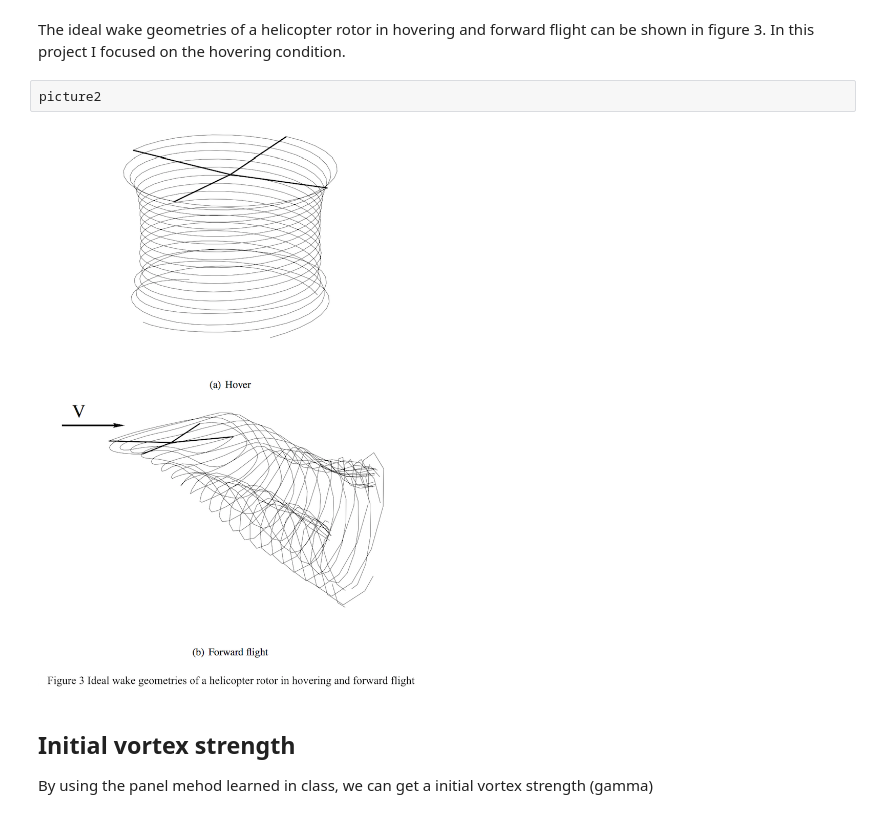
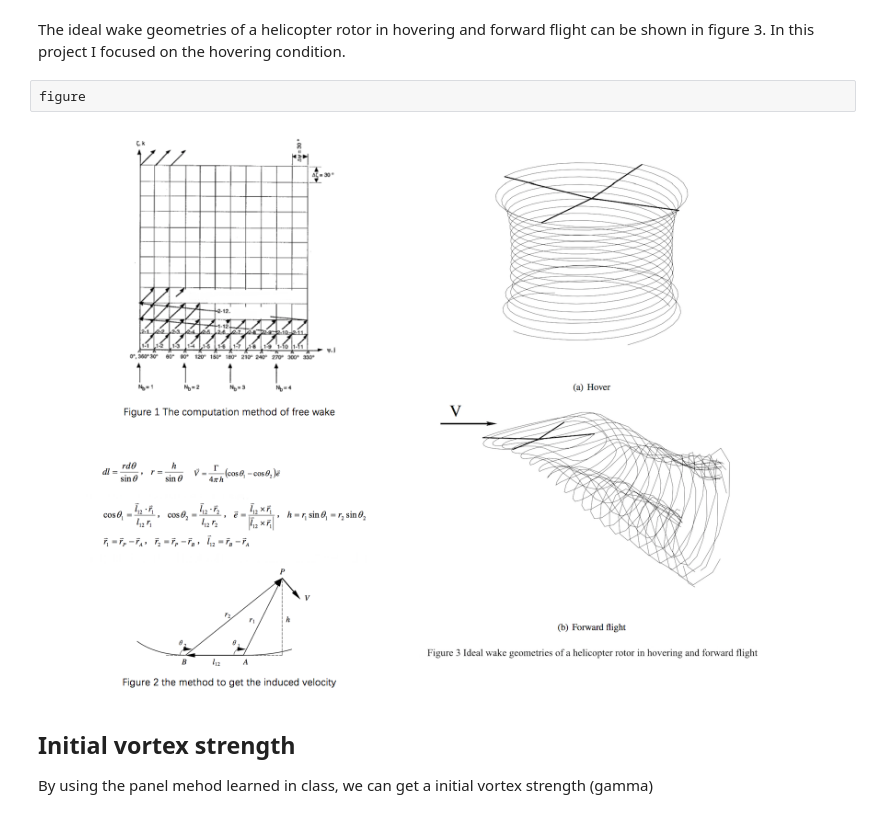
Before and after one commit to barbagroup/AeroPython-studentprojects2017, a Jupyter notebook: zewang/project.ipynb, the cells around one changed output. Cells and saved outputs as stored; diff of their text form.

```diff
--- a/zewang/project.ipynb
+++ b/zewang/project.ipynb
@@ -79,9 +79,9 @@ picture1
 # %% [markdown]
 The ideal wake geometries of a helicopter rotor in hovering and forward flight can be shown in figure 3. In this project I focused on the hovering condition.
-# %%
-picture2
-# %% [output]
-[figure, removed]
+# %%
+figure
+# %% [output]
+[figure, added]
 # %% [markdown]
 ## Initial vortex strength
 By using the panel mehod learned in class, we can get a initial vortex strength (gamma)
```
Also changed, not shown: parts of 27 cells of this notebook.
